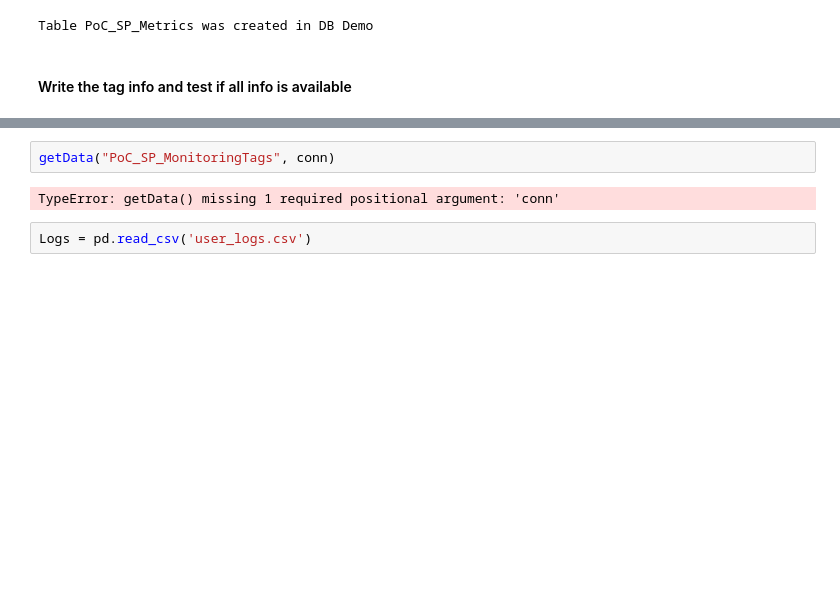
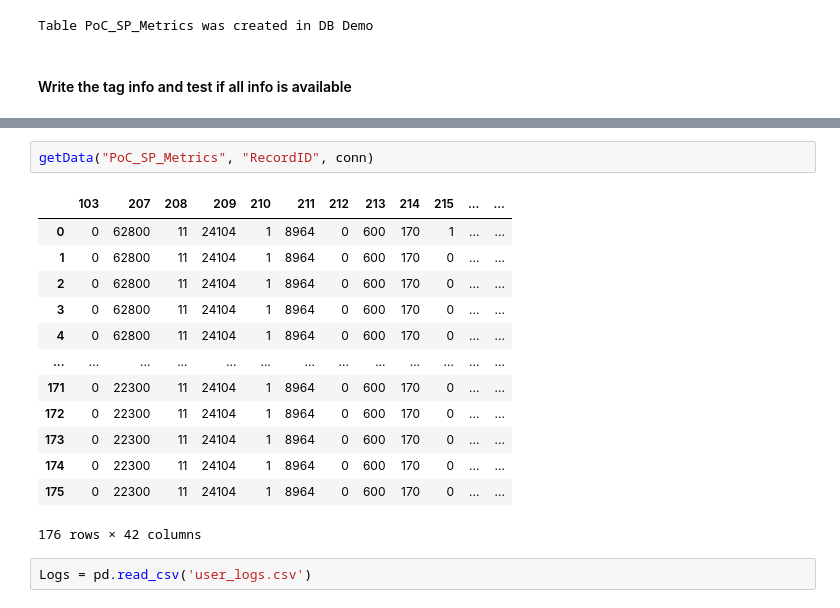
Before and after one commit to ashwinramise/smartPump, a Jupyter notebook: dbServices/RegisterTables.ipynb, the cells around one changed output, grey strips where cells are left out. Saved outputs shown, nothing was run; the diff lists cells and outputs as text; blank space fills up the shorter version.

```diff
--- a/dbServices/RegisterTables.ipynb
+++ b/dbServices/RegisterTables.ipynb
@@ -192,9 +209,21 @@ Values Inserted: (326, 'StrokeCounterLO', 'NA', 'NA')
 Values Inserted: (327, 'TimeToNextDosingHI', '1 s', 'Time before the next dosing takes place (only in "Timer" mode).')
 Values Inserted: (328, 'TimeToNextDosingLO', 'NA', 'NA')
 # %%
-getData("PoC_SP_MonitoringTags", conn)
+getData("PoC_SP_Metrics", "RecordID", conn)
 # %% [output]
+|  | 103 | 207 | 208 | 209 | 210 | 211 | 212 | 213 | 214 | 215 | ... | ... |
+| 0 | 0 | 62800 | 11 | 24104 | 1 | 8964 | 0 | 600 | 170 | 1 | ... | ... |
+| 1 | 0 | 62800 | 11 | 24104 | 1 | 8964 | 0 | 600 | 170 | 0 | ... | ... |
+| 2 | 0 | 62800 | 11 | 24104 | 1 | 8964 | 0 | 600 | 170 | 0 | ... | ... |
+| 3 | 0 | 62800 | 11 | 24104 | 1 | 8964 | 0 | 600 | 170 | 0 | ... | ... |
+| 4 | 0 | 62800 | 11 | 24104 | 1 | 8964 | 0 | 600 | 170 | 0 | ... | ... |
+| ... | ... | ... | ... | ... | ... | ... | ... | ... | ... | ... | ... | ... |
+| 171 | 0 | 22300 | 11 | 24104 | 1 | 8964 | 0 | 600 | 170 | 0 | ... | ... |
+| 172 | 0 | 22300 | 11 | 24104 | 1 | 8964 | 0 | 600 | 170 | 0 | ... | ... |
+| 173 | 0 | 22300 | 11 | 24104 | 1 | 8964 | 0 | 600 | 170 | 0 | ... | ... |
+| 174 | 0 | 22300 | 11 | 24104 | 1 | 8964 | 0 | 600 | 170 | 0 | ... | ... |
+| 175 | 0 | 22300 | 11 | 24104 | 1 | 8964 | 0 | 600 | 170 | 0 | ... | ... |
-TypeError: getData() missing 1 required positional argument: 'conn'
+176 rows × 42 columns
 # %%
 Logs = pd.read_csv('user_logs.csv')
 # %%
```
Also changed, not shown: parts of 14 cells of this notebook, 3 other files.
